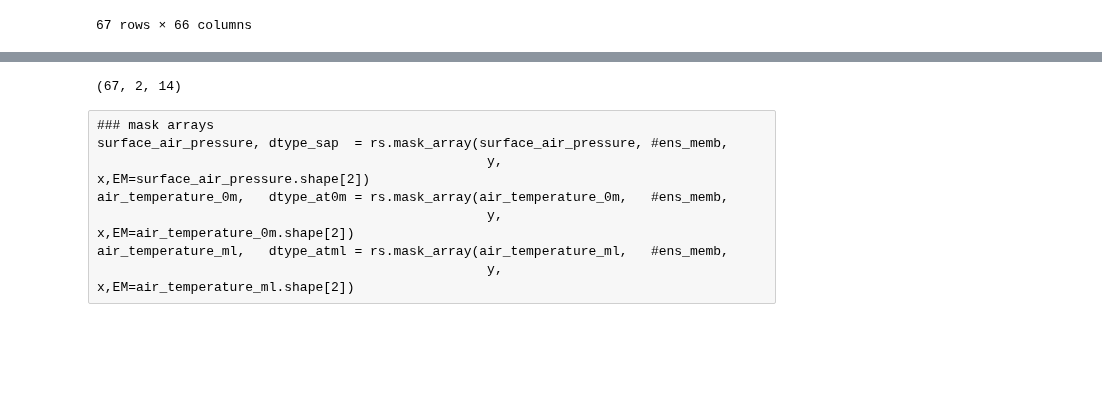
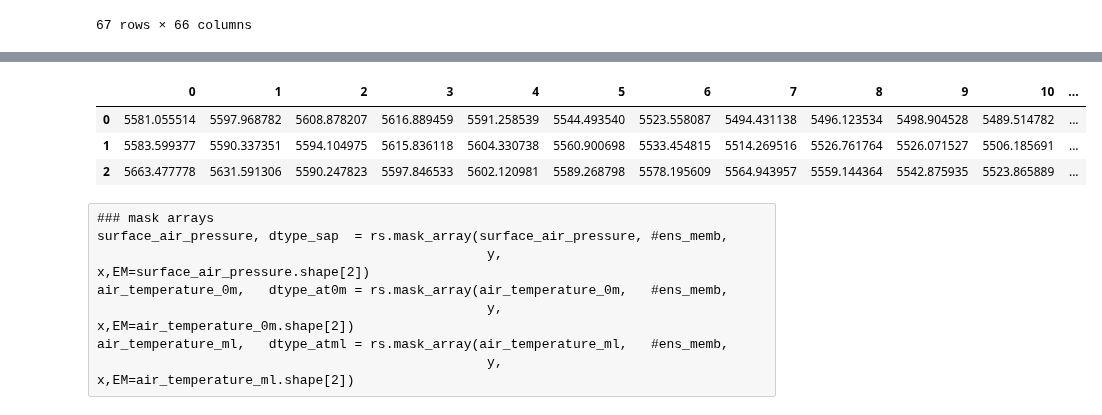
Before and after one commit to franzihe/research_Haukeli, a Jupyter notebook: MEPS/plt_vert_cross_sct.ipynb, the cells around one changed output, grey strips where cells are left out. Drawn from its saved outputs; the diff is of its cells as text; code cells hidden in the pictures; blank space fills up the shorter version.

```diff
--- a/MEPS/plt_vert_cross_sct.ipynb
+++ b/MEPS/plt_vert_cross_sct.ipynb
@@ -477,10 +495,13 @@ for l in range(pressure.shape[1]-1):
     p2 = (pressure[:temperature_ml.shape[0],(l+1),:,:])
 
     dz = (Rd * t_mean[:temperature_ml.shape[0],l,:,:])/g *np.log((p1/p2))
-# %%
-dz.shape
-# %% [output]
-(67, 2, 14)
+# %%
+pd.DataFrame(dz[0,:,:])
+# %% [output]
+|  | 0 | 1 | 2 | 3 | 4 | 5 | 6 | 7 | 8 | 9 | 10 | ... |
+| 0 | 5581.055514 | 5597.968782 | 5608.878207 | 5616.889459 | 5591.258539 | 5544.493540 | 5523.558087 | 5494.431138 | 5496.123534 | 5498.904528 | 5489.514782 | ... |
+| 1 | 5583.599377 | 5590.337351 | 5594.104975 | 5615.836118 | 5604.330738 | 5560.900698 | 5533.454815 | 5514.269516 | 5526.761764 | 5526.071527 | 5506.185691 | ... |
+| 2 | 5663.477778 | 5631.591306 | 5590.247823 | 5597.846533 | 5602.120981 | 5589.268798 | 5578.195609 | 5564.943957 | 5559.144364 | 5542.875935 | 5523.865889 | ... |
 # %% [raw]
 ### mask arrays
 surface_air_pressure, dtype_sap  = rs.mask_array(surface_air_pressure, #ens_memb,
```
Also changed, not shown: parts of 6 cells of this notebook, 1 other file.
